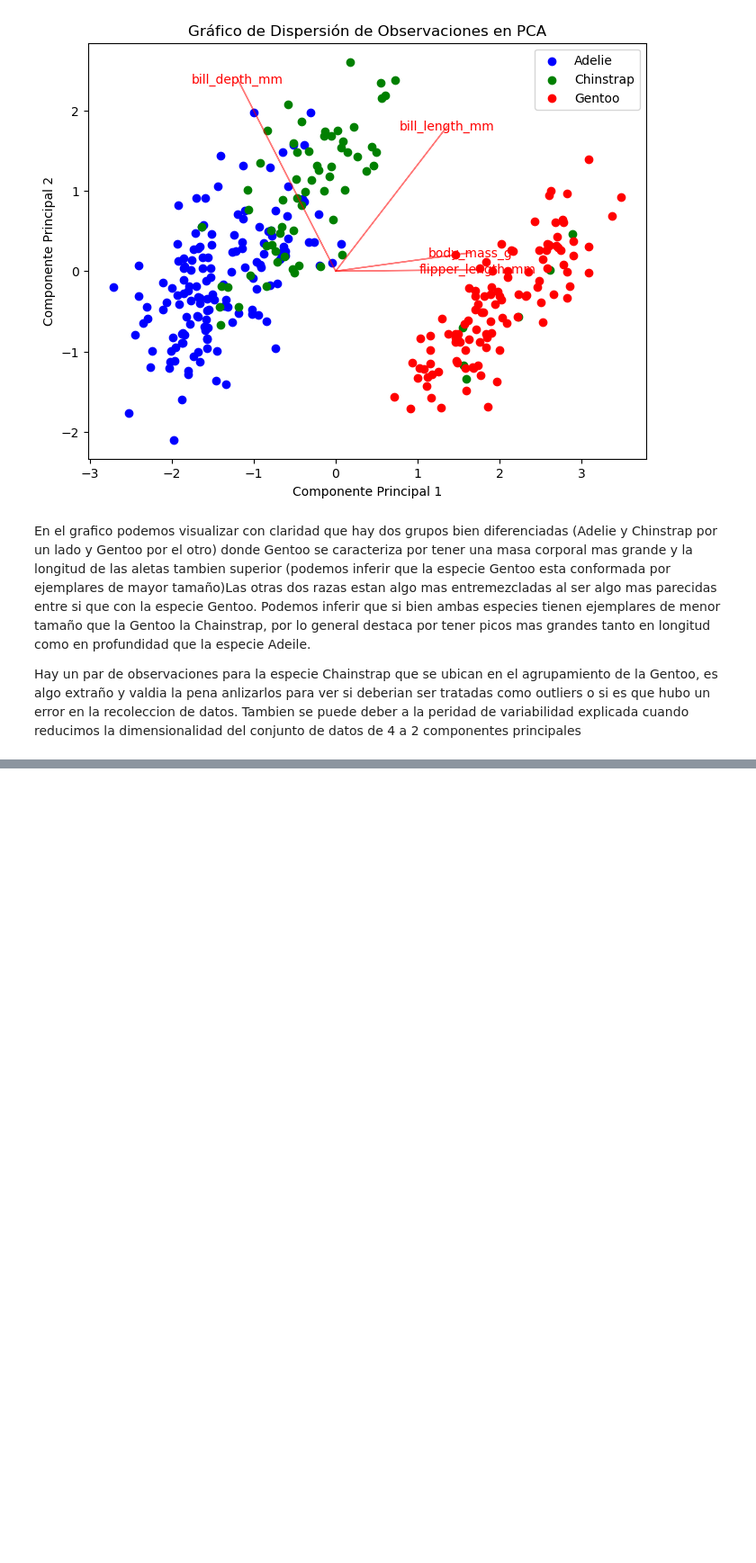
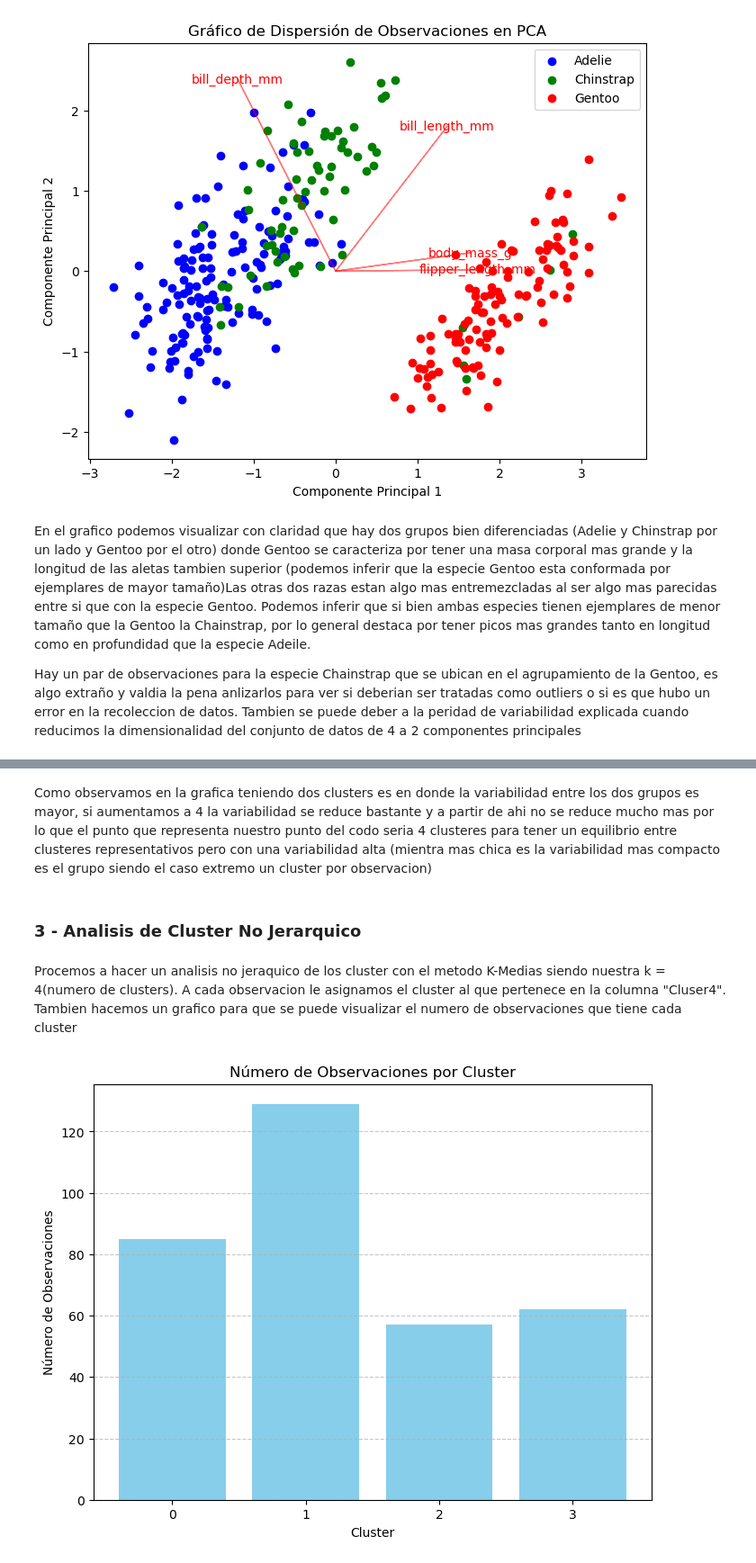
Before and after one commit to PabloPaezSheridan/PenguinsACPStudy, a Jupyter notebook: Solution/PenguinsAnalysisPabloPaez.ipynb, the cells around one changed output, grey strips where cells are left out. Shown at 90% size. Drawn from its saved outputs; the diff is of its cells as text; code cells hidden in the pictures; blank space fills up the shorter version.

```diff
--- a/Solution/PenguinsAnalysisPabloPaez.ipynb
+++ b/Solution/PenguinsAnalysisPabloPaez.ipynb
@@ -238,0 +298,25 @@ Hay un par de observaciones para la especie Chainstrap que se ubican en el agrup
+# %% [markdown]
+Como observamos en la grafica teniendo dos clusters es en donde la variabilidad entre los dos grupos es mayor, si aumentamos a 4 la variabilidad se reduce bastante y a partir de ahi no se reduce mucho mas por lo que el punto que representa nuestro punto del codo seria 4 clusteres para tener un equilibrio entre clusteres representativos pero con una variabilidad alta (mientra mas chica es la variabilidad mas compacto es el grupo siendo el caso extremo un cluster por observacion)
+# %% [markdown]
+<h3>3 - Analisis de Cluster No Jerarquico</h3>
+# %% [markdown]
+Procemos a hacer un analisis no jeraquico de los cluster con el metodo K-Medias siendo nuestra k = 4(numero de clusters). A cada observacion le asignamos el cluster al que pertenece en la columna "Cluser4". Tambien hacemos un grafico para que se puede visualizar el numero de observaciones que tiene cada cluster
+# %%
+k = 4
+kmeans = KMeans(n_clusters=k, random_state=0, n_init=10)
+kmeans.fit(data_standardized_df)
+kmeans_cluster_labels = kmeans.labels_
+data_standardized_df['Cluster4'] = kmeans_cluster_labels
+
+
+cluster_counts = data_standardized_df['Cluster4'].value_counts().sort_index()
+plt.figure(figsize=(8, 6))
+plt.bar(cluster_counts.index, cluster_counts.values, color='skyblue')
+plt.title('Número de Observaciones por Cluster')
+plt.xlabel('Cluster')
+plt.ylabel('Número de Observaciones')
+plt.xticks(range(k))
+plt.grid(axis='y', linestyle='--', alpha=0.7)
+plt.show()
+# %% [output]
+[figure, added]
```
Also changed, not shown: parts of 16 cells of this notebook.
